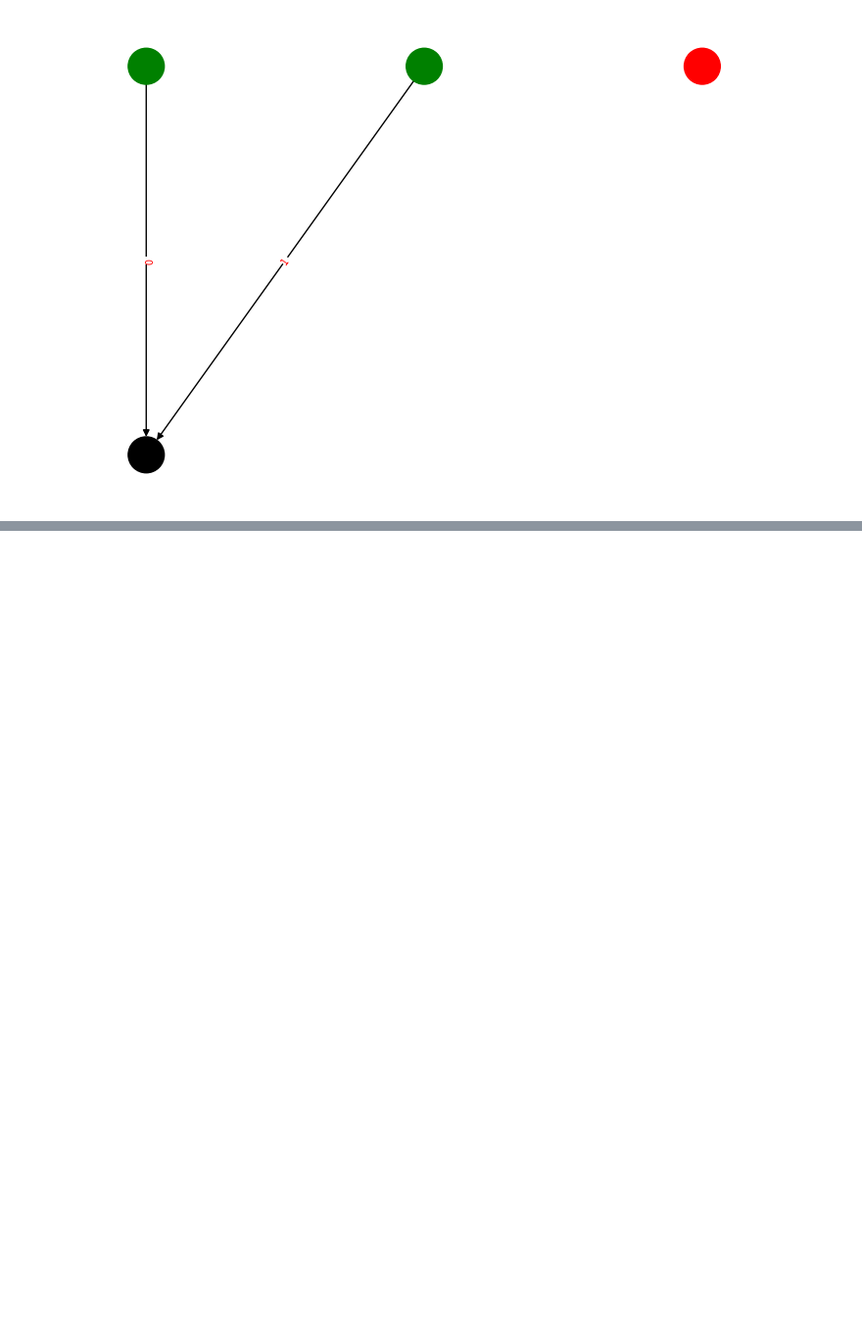
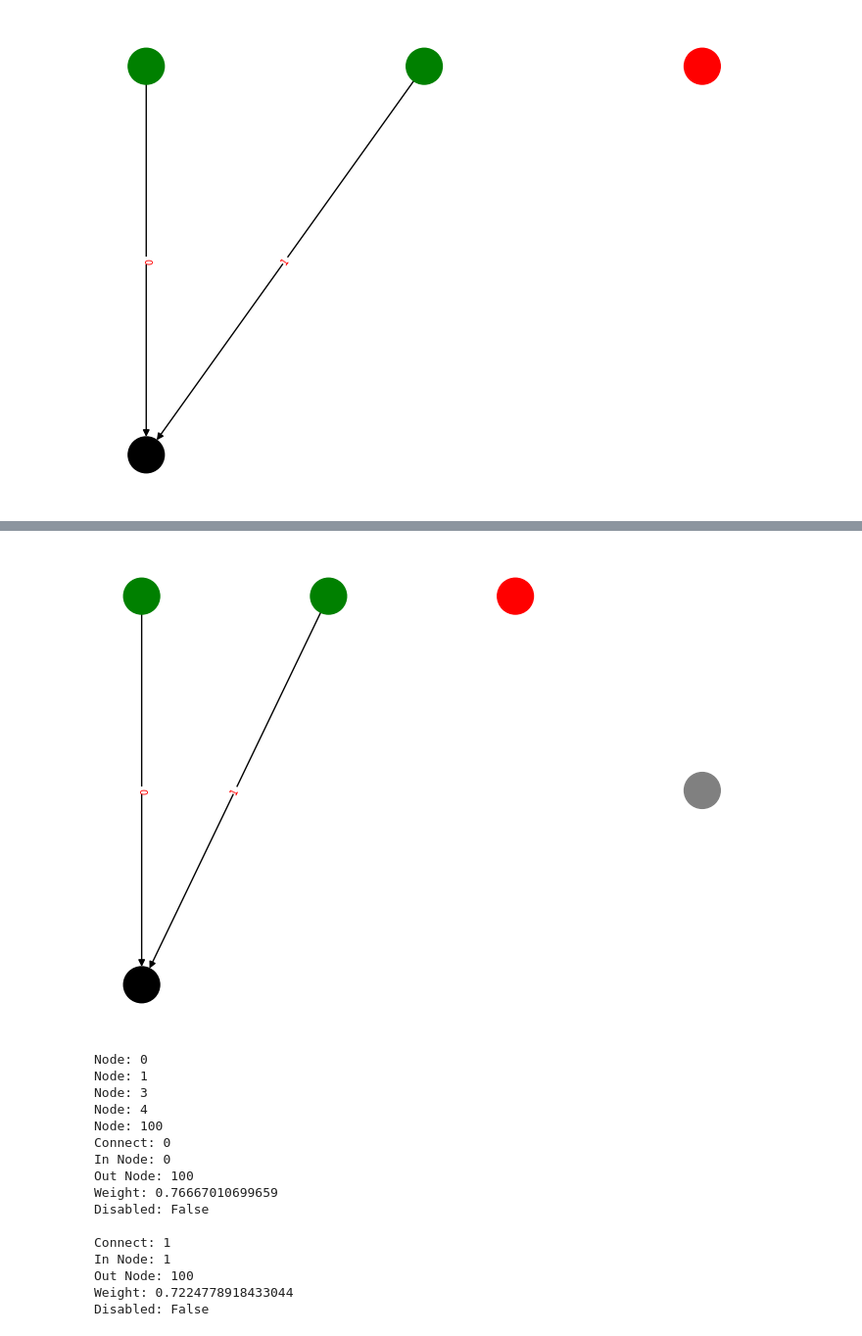
Before and after one commit to arzx/NeuroevolutionLab, a Jupyter notebook: neat-project.ipynb, the cells around one changed output, grey strips where cells are left out. Shown at 98% size. Cells and saved outputs as stored; diff of their text form; code cells hidden in the pictures; blank space fills up the shorter version.

```diff
--- a/neat-project.ipynb
+++ b/neat-project.ipynb
@@ -148,2 +145,24 @@ print(fitness(mom))
 # %%
 child = mom.crossover(dad)
+# %%
+if child is not None:
+    child.plot()
+    child.printsum()
+# %% [output]
+[figure, added]
+Node: 0
+Node: 1
+Node: 3
+Node: 4
+Node: 100
+Connect: 0
+In Node: 0
+Out Node: 100
+Weight: 0.76667010699659
+Disabled: False
+
+Connect: 1
+In Node: 1
+Out Node: 100
+Weight: 0.7224778918433044
+Disabled: False
```
Also changed, not shown: parts of 28 cells of this notebook, 1 other file.
